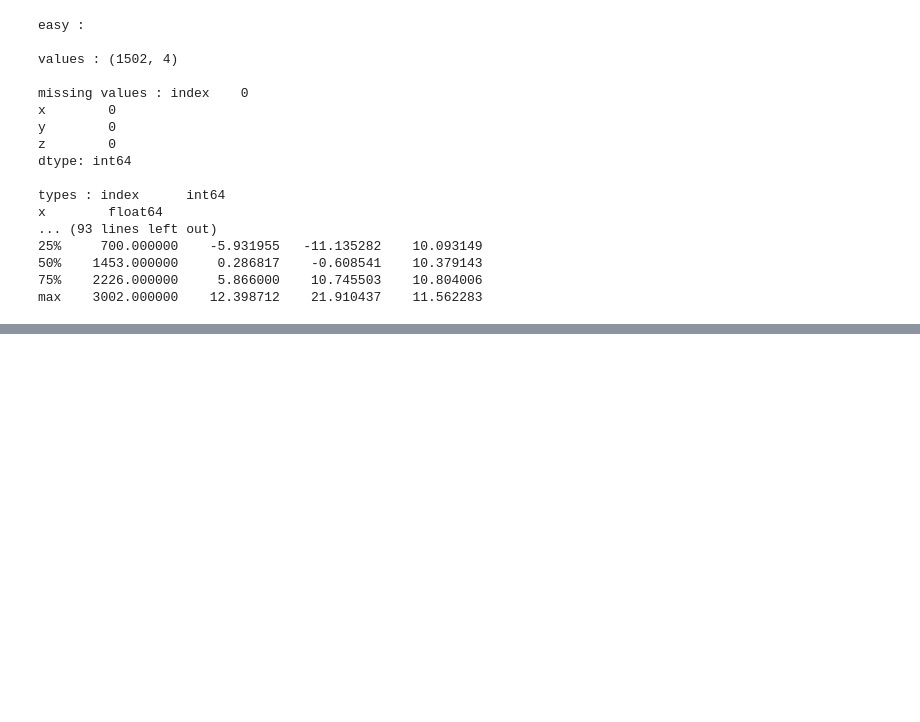
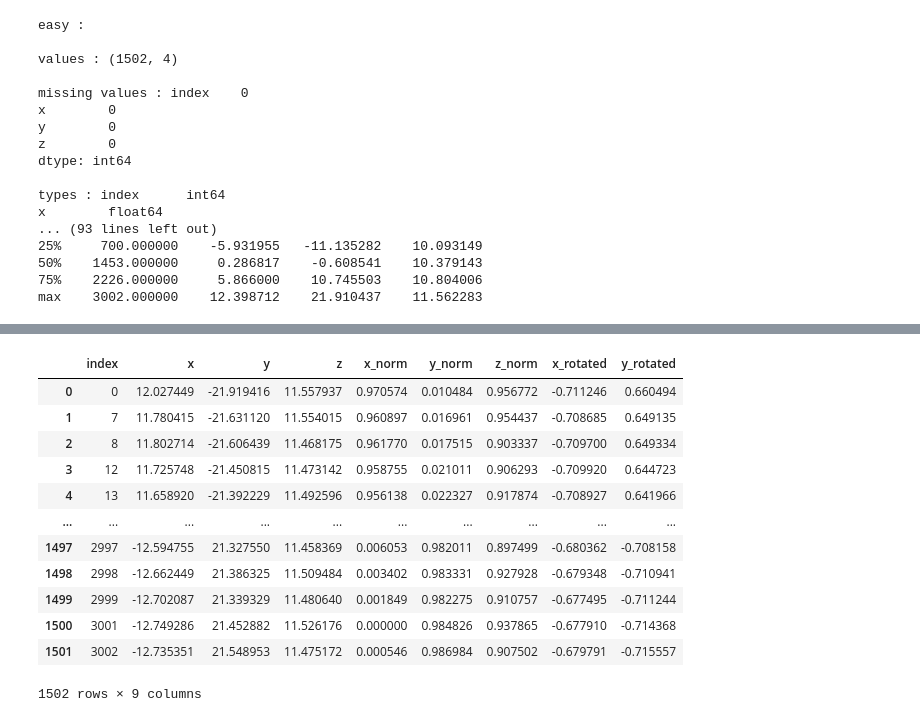
Before and after one commit to JulesChpn/blunomy_project, a Jupyter notebook: preprocessing.ipynb, the cells around one changed output, grey strips where cells are left out. Drawn from its saved outputs; the diff is of its cells as text; code cells hidden in the pictures; blank space fills up the shorter version.

```diff
--- a/preprocessing.ipynb
+++ b/preprocessing.ipynb
@@ -120,0 +142,17 @@ lidar_easy
+# %%
+# We check result
+lidar_easy
+# %% [output]
+|  | index | x | y | z | x_norm | y_norm | z_norm | x_rotated | y_rotated |
+| 0 | 0 | 12.027449 | -21.919416 | 11.557937 | 0.970574 | 0.010484 | 0.956772 | -0.711246 | 0.660494 |
+| 1 | 7 | 11.780415 | -21.631120 | 11.554015 | 0.960897 | 0.016961 | 0.954437 | -0.708685 | 0.649135 |
+| 2 | 8 | 11.802714 | -21.606439 | 11.468175 | 0.961770 | 0.017515 | 0.903337 | -0.709700 | 0.649334 |
+| 3 | 12 | 11.725748 | -21.450815 | 11.473142 | 0.958755 | 0.021011 | 0.906293 | -0.709920 | 0.644723 |
+| 4 | 13 | 11.658920 | -21.392229 | 11.492596 | 0.956138 | 0.022327 | 0.917874 | -0.708927 | 0.641966 |
+| ... | ... | ... | ... | ... | ... | ... | ... | ... | ... |
+| 1497 | 2997 | -12.594755 | 21.327550 | 11.458369 | 0.006053 | 0.982011 | 0.897499 | -0.680362 | -0.708158 |
+| 1498 | 2998 | -12.662449 | 21.386325 | 11.509484 | 0.003402 | 0.983331 | 0.927928 | -0.679348 | -0.710941 |
+| 1499 | 2999 | -12.702087 | 21.339329 | 11.480640 | 0.001849 | 0.982275 | 0.910757 | -0.677495 | -0.711244 |
+| 1500 | 3001 | -12.749286 | 21.452882 | 11.526176 | 0.000000 | 0.984826 | 0.937865 | -0.677910 | -0.714368 |
+| 1501 | 3002 | -12.735351 | 21.548953 | 11.475172 | 0.000546 | 0.986984 | 0.907502 | -0.679791 | -0.715557 |
+1502 rows × 9 columns
```
Also changed, not shown: parts of 5 cells of this notebook, 1 other file.
